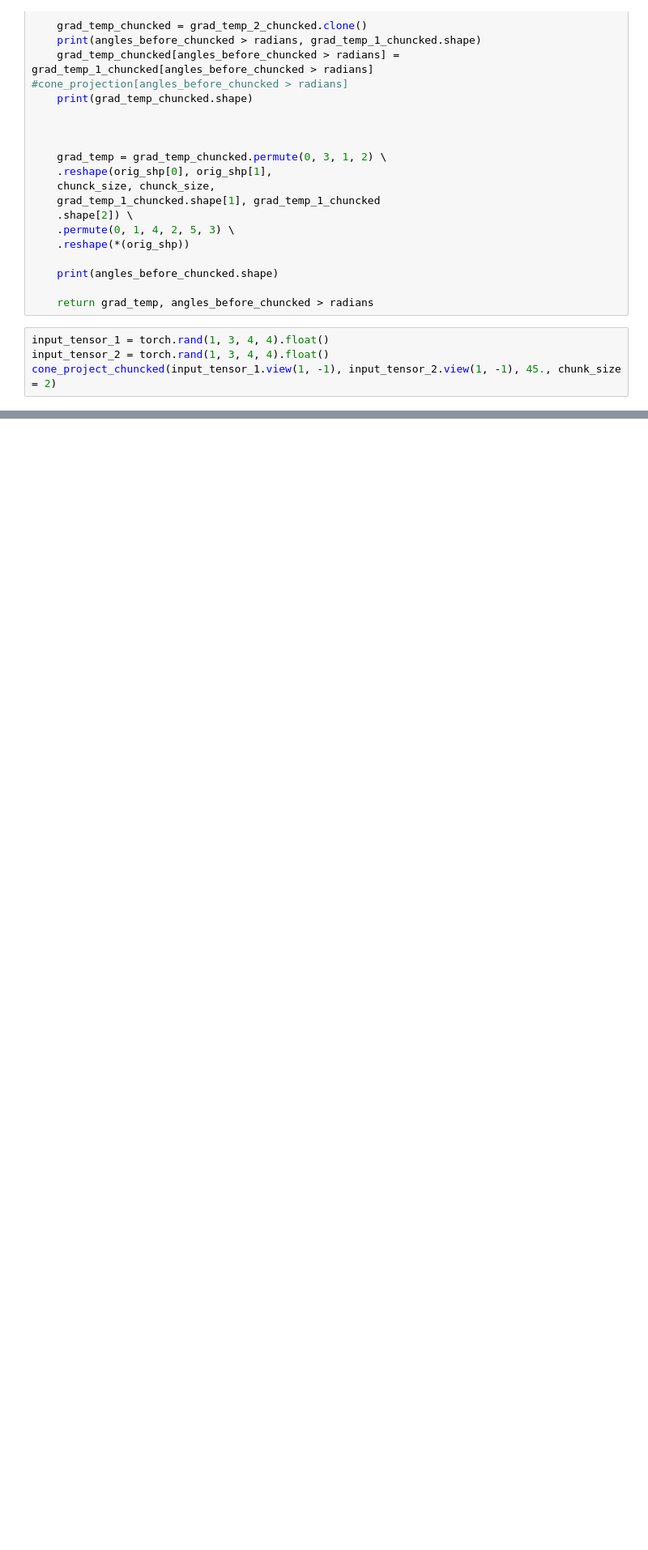
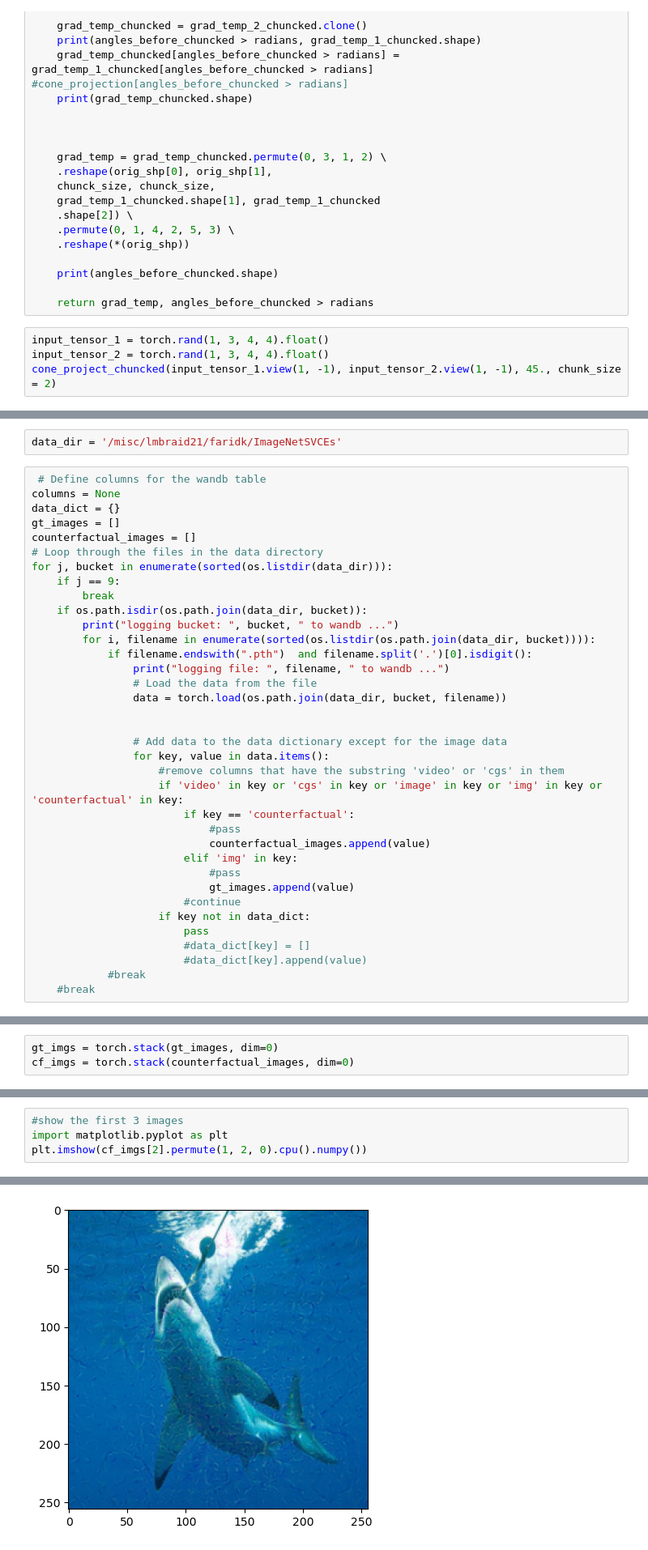
Before and after one commit to kifarid/LDVCE, a Jupyter notebook: testing_notebook.ipynb, the cells around one changed output, grey strips where cells are left out. Shown at 81% size. Saved outputs shown, nothing was run; the diff lists cells and outputs as text; blank space fills up the shorter version.

```diff
--- a/testing_notebook.ipynb
+++ b/testing_notebook.ipynb
@@ -516,0 +515,38 @@ cone_project_chuncked(input_tensor_1.view(1, -1), input_tensor_2.view(1, -1), 45
+# %%
+data_dir = '/misc/lmbraid21/faridk/ImageNetSVCEs'
+# %%
+ # Define columns for the wandb table
+columns = None
+data_dict = {}
+gt_images = []
+counterfactual_images = []
+# Loop through the files in the data directory
+for j, bucket in enumerate(sorted(os.listdir(data_dir))):
+    if j == 9:
+        break
+    if os.path.isdir(os.path.join(data_dir, bucket)):
+        print("logging bucket: ", bucket, " to wandb ...")
+        for i, filename in enumerate(sorted(os.listdir(os.path.join(data_dir, bucket)))):
+            if filename.endswith(".pth")  and filename.split('.')[0].isdigit():
+                print("logging file: ", filename, " to wandb ...")
+                # Load the data from the file
+                data = torch.load(os.path.join(data_dir, bucket, filename))
+
+
+                # Add data to the data dictionary except for the image data
+                for key, value in data.items():
+                    #remove columns that have the substring 'video' or 'cgs' in them
+                    if 'video' in key or 'cgs' in key or 'image' in key or 'img' in key or 'counterfactual' in key:
+                        if key == 'counterfactual':
+                            #pass
+                            counterfactual_images.append(value)
+                        elif 'img' in key:
+                            #pass
+                            gt_images.append(value)
+                        #continue
+                    if key not in data_dict:
+                        pass
+                        #data_dict[key] = []
+                        #data_dict[key].append(value)
+            #break
+    #break
@@ -516,0 +589,3 @@ cone_project_chuncked(input_tensor_1.view(1, -1), input_tensor_2.view(1, -1), 45
+# %%
+gt_imgs = torch.stack(gt_images, dim=0)
+cf_imgs = torch.stack(counterfactual_images, dim=0)
@@ -516,0 +595,5 @@ cone_project_chuncked(input_tensor_1.view(1, -1), input_tensor_2.view(1, -1), 45
+# %%
+#show the first 3 images
+import matplotlib.pyplot as plt
+plt.imshow(cf_imgs[2].permute(1, 2, 0).cpu().numpy())
+# %% [output]
@@ -516,0 +601 @@ cone_project_chuncked(input_tensor_1.view(1, -1), input_tensor_2.view(1, -1), 45
+[figure, added]
```
Also changed, not shown: parts of 17 cells of this notebook, 5 other files.
